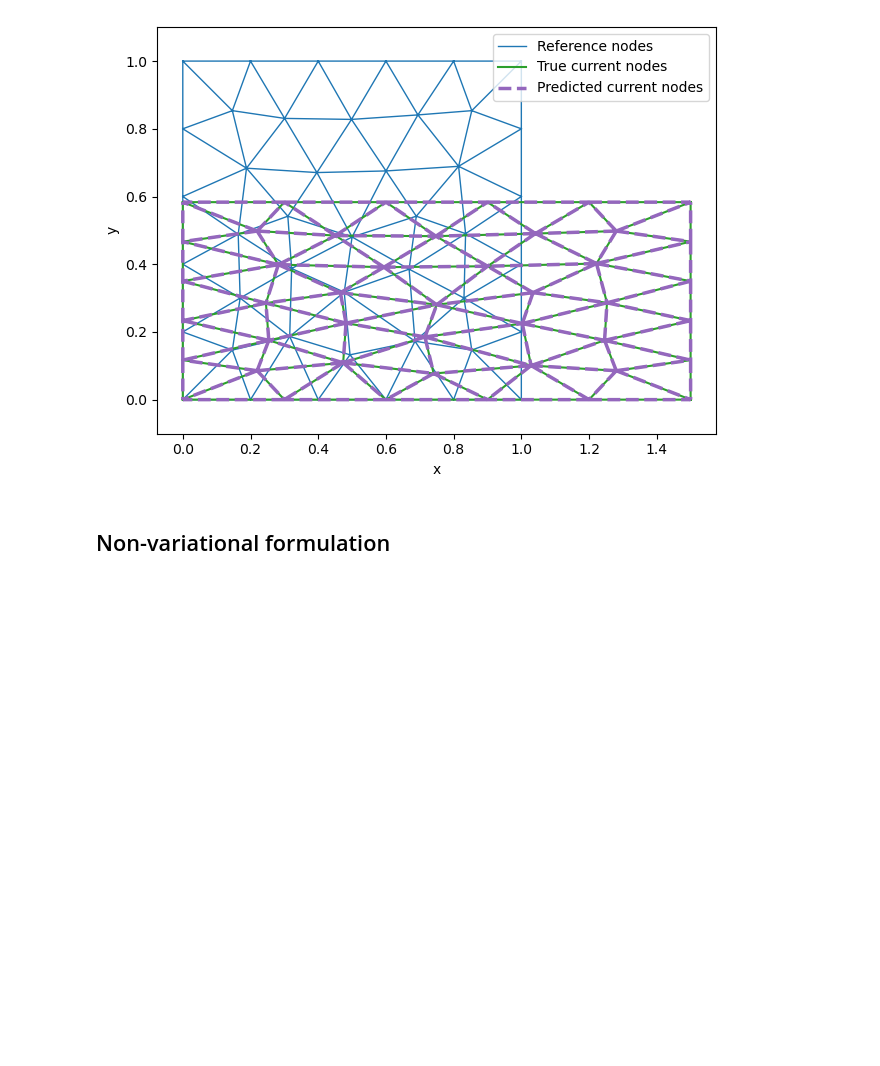
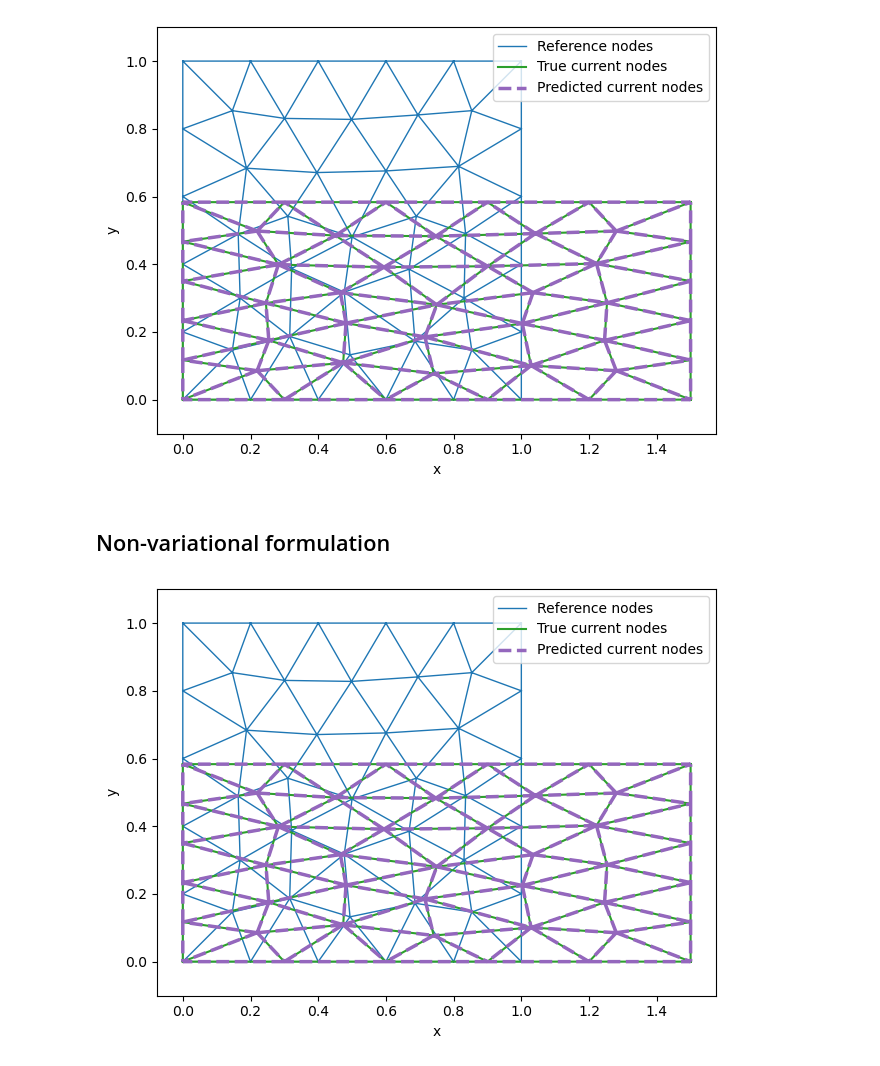
Before and after one commit to cpml-au/dctkit, a Jupyter notebook: examples/linear_elasticity.ipynb, the cells around one changed output. Saved outputs shown, nothing was run; the diff lists cells and outputs as text; code cells hidden in the pictures; blank space fills up the shorter version.

Commit message:
[WIP] Completed linear elasticity nb without docs.

```diff
--- a/examples/linear_elasticity.ipynb
+++ b/examples/linear_elasticity.ipynb
@@ -246,0 +343,54 @@ plt.show()
+# %%
+num_faces = S.S[2].shape[0]
+embedded_dim = S.space_dim
+f = np.zeros((num_faces, (embedded_dim-1)))
+obj = obj_linear_elasticity_primal
+obj_args = {'f': f,
+            'gamma': gamma,
+            'boundary_values': boundary_values,
+            'boundary_tractions': boundary_tractions}
+x0 = S.node_coords.flatten()
+# %%
+prb = optctrl.OptimizationProblem(dim=len(x0), state_dim=len(x0), objfun=obj)
+prb.set_obj_args(obj_args)
+sol = prb.solve(x0=x0, ftol_abs=1e-12, ftol_rel=1e-12, maxeval=100000)
+curr_node_coords = sol.reshape(S.node_coords.shape)
+# %%
+# Reference configuration
+plt.triplot(
+    ref_node_coords[:, 0],
+    ref_node_coords[:, 1],
+    triangles=S.S[2],
+    linewidth=1.0,
+    label="Reference nodes"
+)
+
+# True current configuration
+plt.triplot(
+    true_curr_node_coords[:, 0],
+    true_curr_node_coords[:, 1],
+    triangles=S.S[2],
+    linewidth=1.5,
+    label="True current nodes"
+)
+
+# Predicted current configuration (highlighted)
+plt.triplot(
+    curr_node_coords[:, 0],
+    curr_node_coords[:, 1],
+    triangles=S.S[2],
+    linewidth=2.5,
+    label="Predicted current nodes",
+    linestyle="--",
+)
+
+# Axis labels and formatting
+plt.xlabel("x")
+plt.ylabel("y")
+plt.axis("equal")
+plt.legend()
+plt.tight_layout()
+
+plt.show()
+# %% [output]
+[figure, added]
```
Also changed, not shown: parts of 4 cells of this notebook.
